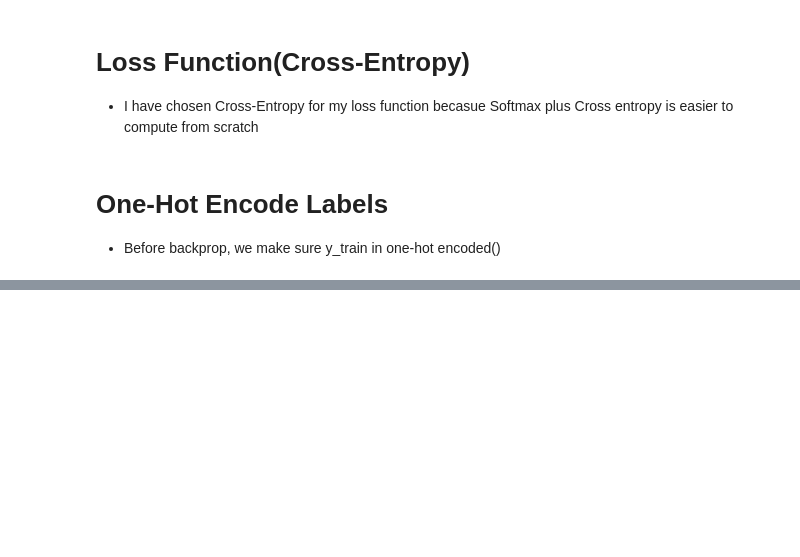
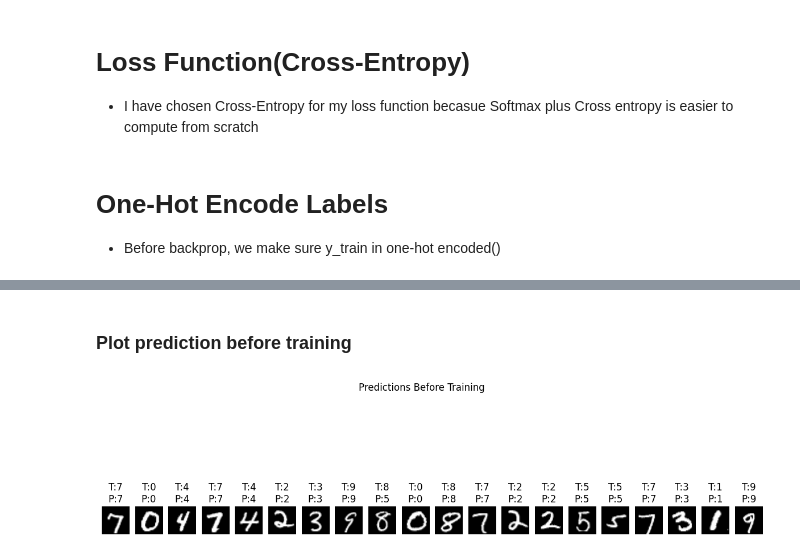
Before and after one commit to RyanQchiqache/Machine-Deep-Learning-Center, a Jupyter notebook: cnn/nn_from_scratch.ipynb, the cells around one changed output, grey strips where cells are left out. Drawn from its saved outputs; the diff is of its cells as text; code cells hidden in the pictures; blank space fills up the shorter version.

```diff
--- a/cnn/nn_from_scratch.ipynb
+++ b/cnn/nn_from_scratch.ipynb
@@ -217,0 +272,23 @@ for epoch in range(epochs):
+# %% [markdown]
+### Plot prediction before training
+# %%
+# Predictions before training (random network)
+A3_pretrain, _ = forward_pass(X_val_split, parameters)
+preds_pretrain = np.argmax(A3_pretrain, axis=0)
+
+# Compare with true labels
+sample_indices = np.random.choice(X_val_split.shape[1], 20, replace=False)
+
+plt.figure(figsize=(15, 5))
+for i, idx in enumerate(sample_indices):
+    image = X_val_split[:, idx].reshape(28, 28)
+    true_label = y_val_split[idx]
+    predicted_label = preds_pretrain[idx]
+    plt.subplot(1, 20, i + 1)
+    plt.imshow(image, cmap="gray")
+    plt.title(f"T:{true_label}\nP:{predicted_label}")
+    plt.axis("off")
+plt.suptitle("Predictions Before Training")
+plt.show()
+# %% [output]
+[figure, added]
```
Also changed, not shown: parts of 12 cells of this notebook.
